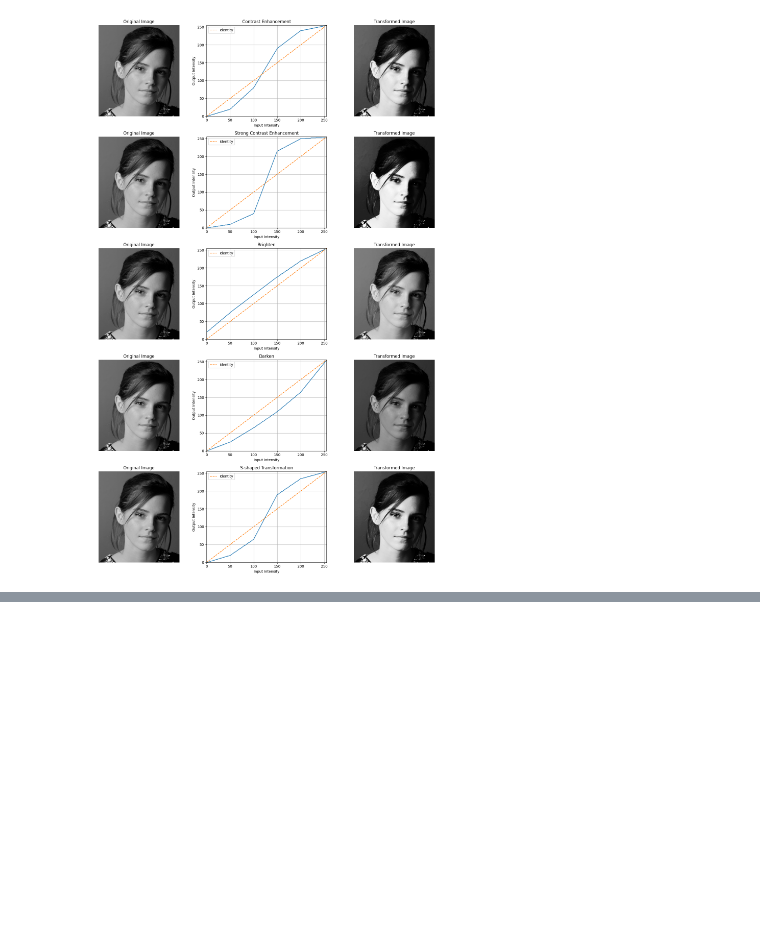
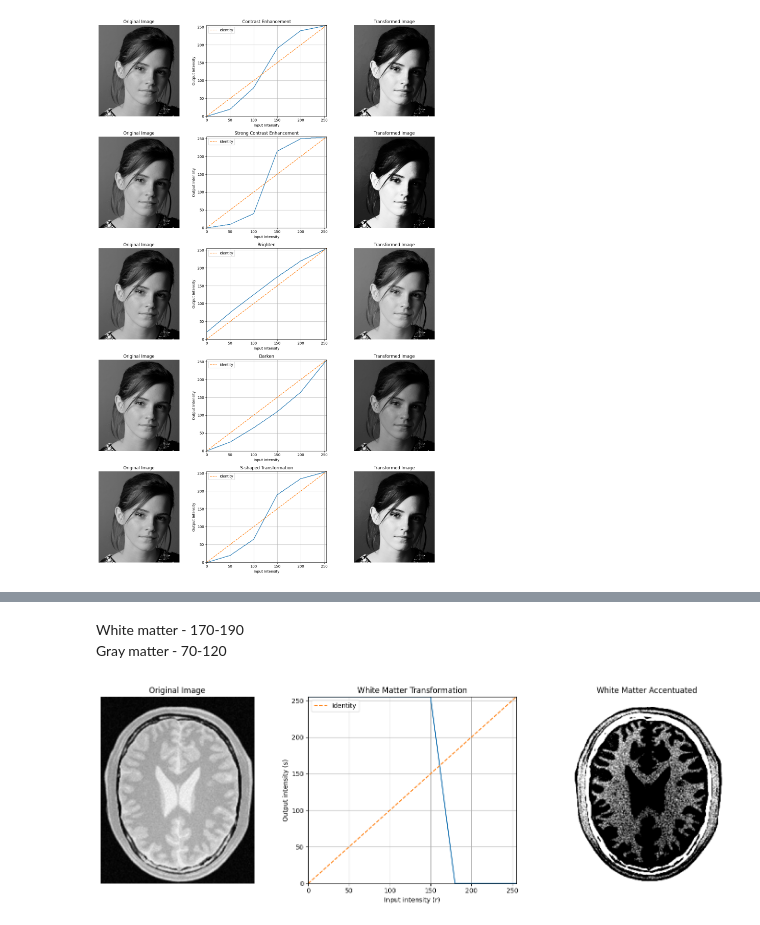
Before and after one commit to shalaniupekshani/EN3160-Assignment1-on-Intensity-Transformations-and-Neighborhood-Filtering, a Jupyter notebook: 230659H_a01.ipynb, the cells around one changed output, grey strips where cells are left out. Saved outputs shown, nothing was run; the diff lists cells and outputs as text; code cells hidden in the pictures; blank space fills up the shorter version.

```diff
--- a/230659H_a01.ipynb
+++ b/230659H_a01.ipynb
@@ -129,0 +148,37 @@ plt.show()
+# %% [markdown]
+White matter - 170-190 <br>
+Gray matter - 70-120
+# %%
+wm_breakpoints=[(0,0),(150,0),(180,255),(255,255)]
+wm_image,wm_transform=intensity_transform(im2, wm_breakpoints)
+
+plt.figure(figsize=(15, 5))
+
+# Original
+plt.subplot(1, 3, 1)
+plt.imshow(im2, cmap="gray")
+plt.title("Original Image")
+plt.axis("off")
+
+# Transformation graph
+plt.subplot(1, 3, 2)
+plt.plot(np.arange(256), wm_transform)
+plt.plot([0, 255], [0, 255], "--", label="Identity")
+plt.xlabel("Input intensity (r)")
+plt.ylabel("Output intensity (s)")
+plt.title("White Matter Transformation")
+plt.xlim(0, 255)
+plt.ylim(0, 255)
+plt.grid()
+plt.legend()
+
+# Output
+plt.subplot(1, 3, 3)
+plt.imshow(wm_image, cmap="gray")
+plt.title("White Matter Accentuated")
+plt.axis("off")
+
+plt.tight_layout()
+plt.show()
+# %% [output]
+[figure, added]
```
Also changed, not shown: parts of 3 cells of this notebook, 1 other file.
